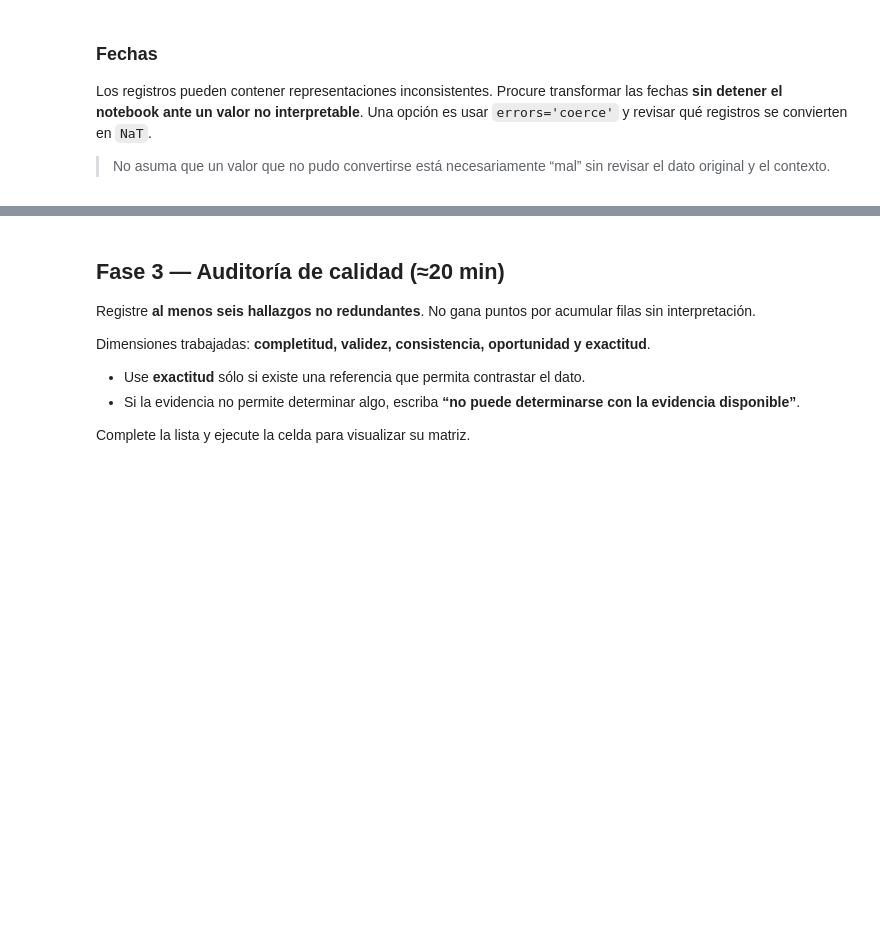
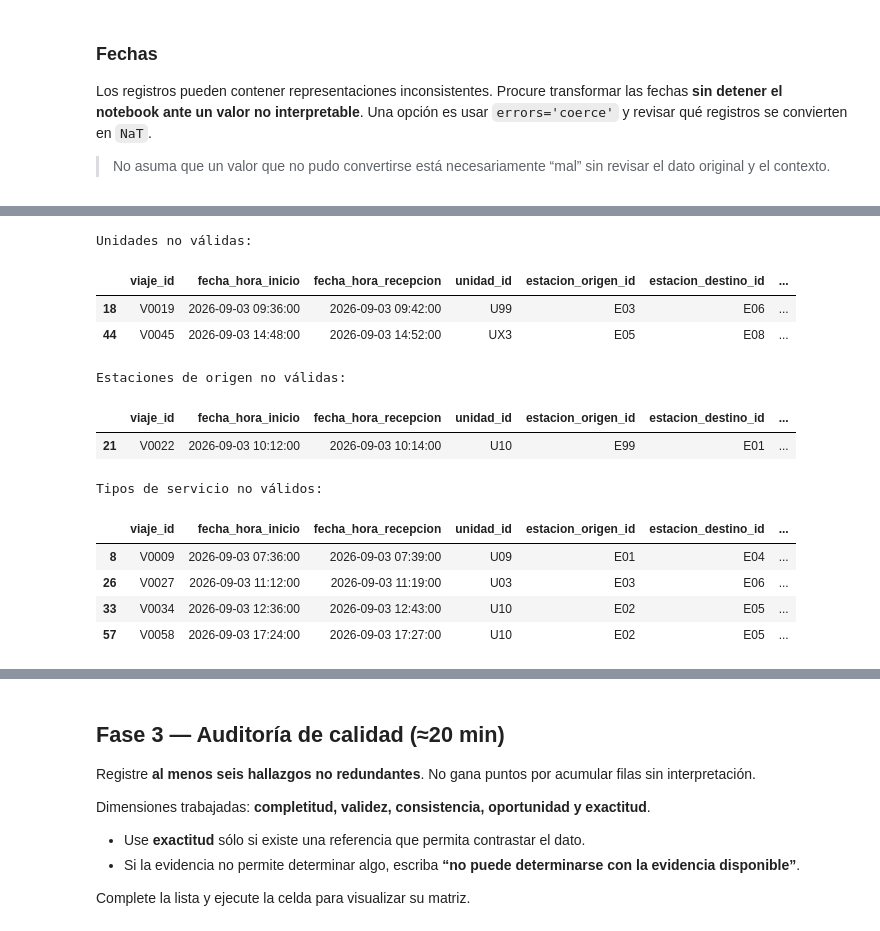
Before and after one commit to ShyAd1/Grandes-Datos, a Jupyter notebook: P1_Notebook_Estudiante_BigData_7BM1.ipynb, the cells around one changed output, grey strips where cells are left out. Cells and saved outputs as stored; diff of their text form; code cells hidden in the pictures; blank space fills up the shorter version.

```diff
--- a/P1_Notebook_Estudiante_BigData_7BM1.ipynb
+++ b/P1_Notebook_Estudiante_BigData_7BM1.ipynb
@@ -298,12 +299,37 @@ Inicio no interpretable / ausente: 4
 # %%
 # 2.7 Reglas y catálogos
 unidades_validas = {f'U{i:02d}' for i in range(1, 13)}
 estaciones_validas = set(estaciones['estacion_id'])
 servicios_validos = {'REGULAR', 'EXPRES'}
 
 # TODO: utilice estas referencias para localizar valores que no cumplen las reglas.
 # Ejemplo de patrón (adáptelo a la columna que necesite):
 # viajes[~viajes['...'].isin(...)]
+df_invalid_unidades = pd.DataFrame(viajes[~viajes['unidad_id'].isin(unidades_validas)])
+print('Unidades no válidas:')
+display(df_invalid_unidades)
+
+df_estaciones_invalidas = pd.DataFrame(viajes[~viajes['estacion_origen_id'].isin(estaciones_validas)])
+print('Estaciones de origen no válidas:')
+display(df_estaciones_invalidas)
+
+df_servicios_invalidos = pd.DataFrame(viajes[~viajes['tipo_servicio'].isin(servicios_validos)])
+print('Tipos de servicio no válidos:')
+display(df_servicios_invalidos)
+# %% [output]
+Unidades no válidas:
+|  | viaje_id | fecha_hora_inicio | fecha_hora_recepcion | unidad_id | estacion_origen_id | estacion_destino_id | ... |
+| 18 | V0019 | 2026-09-03 09:36:00 | 2026-09-03 09:42:00 | U99 | E03 | E06 | ... |
+| 44 | V0045 | 2026-09-03 14:48:00 | 2026-09-03 14:52:00 | UX3 | E05 | E08 | ... |
+Estaciones de origen no válidas:
+|  | viaje_id | fecha_hora_inicio | fecha_hora_recepcion | unidad_id | estacion_origen_id | estacion_destino_id | ... |
+| 21 | V0022 | 2026-09-03 10:12:00 | 2026-09-03 10:14:00 | U10 | E99 | E01 | ... |
+Tipos de servicio no válidos:
+|  | viaje_id | fecha_hora_inicio | fecha_hora_recepcion | unidad_id | estacion_origen_id | estacion_destino_id | ... |
+| 8 | V0009 | 2026-09-03 07:36:00 | 2026-09-03 07:39:00 | U09 | E01 | E04 | ... |
+| 26 | V0027 | 2026-09-03 11:12:00 | 2026-09-03 11:19:00 | U03 | E03 | E06 | ... |
+| 33 | V0034 | 2026-09-03 12:36:00 | 2026-09-03 12:43:00 | U10 | E02 | E05 | ... |
+| 57 | V0058 | 2026-09-03 17:24:00 | 2026-09-03 17:27:00 | U10 | E02 | E05 | ... |
 # %%
 # 2.8 Comparación con el catálogo maestro de estaciones
 # Puede combinar viajes con estaciones usando estacion_origen_id ↔ estacion_id.
```
Also changed, not shown: parts of 8 cells of this notebook.
